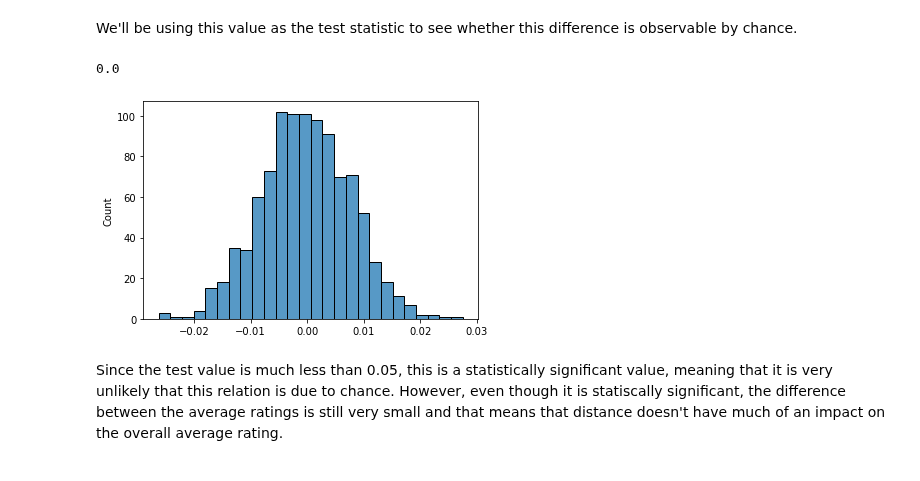
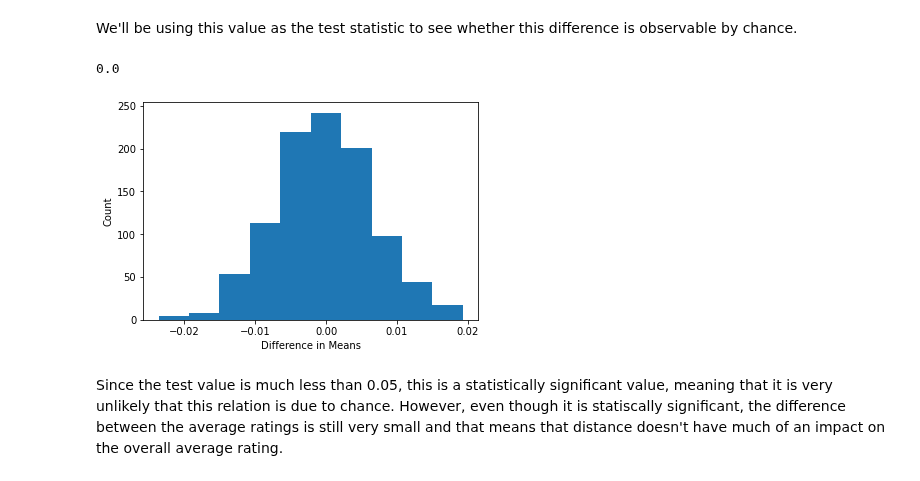
Before and after one commit to rabihzsiddiqui/Restaurant_Rating_Analysis, a Jupyter notebook: FinalProject_Group025_WI24.ipynb, the cells around one changed output. Drawn from its saved outputs; the diff is of its cells as text; code cells hidden in the pictures.

```diff
--- a/FinalProject_Group025_WI24.ipynb
+++ b/FinalProject_Group025_WI24.ipynb
@@ -83,7 +83,7 @@ def identify_restaurants(data, keywords):
         return any(keyword in category.lower() for keyword in keywords)
     return data[data['categories'].apply(check_categories)]
 # %%
-keywords = ['Restaurants', 'Food', 'Coffee & Tea']
+keywords = ['Restaurants', 'Coffee & Tea']
 business = identify_restaurants(business, keywords)
 business
 # %% [output]
@@ -196,8 +196,8 @@ def calc_distance(df):
     new_df = df.copy()
     lat, long = universities.loc[df['city'], ['Latitude', 'Longitude']]
     lat1, long1 = df[['latitude', 'longitude']]
-    # threshold 10 km
-    new_df['close_to_university'] = haversine((lat, long), (lat1, long1)) < 10
+    # threshold 5 km
+    new_df['close_to_university'] = haversine((lat, long), (lat1, long1)) < 5
     return new_df
 # %% [markdown]
 We decided to use a threshold value of 10 km. A business would be considered close to an university/college if it is within 10 km of one and far otherwise.
@@ -374,21 +374,23 @@ We'll be using this value as the test statistic to see whether this difference i
 # %%
 def permutation_tests():
     diff_array = list()
     shuffled_df = review_businesses.copy()
     for i in range (1000):
         shuffled_df['close_to_university'] = np.random.permutation(shuffled_df['close_to_university'])
         close = shuffled_df[shuffled_df['close_to_university'] == True]['avg_rating'].mean()
         not_close = shuffled_df[shuffled_df['close_to_university'] == False]['avg_rating'].mean()
         diff_array.append((close-not_close))
     return np.array(diff_array)
 
 results = permutation_tests()
-sns.histplot(results)
+plt.hist(results)
+plt.xlabel('Difference in Means')
+plt.ylabel('Count')
 results.mean()
 np.mean(test_statistic < results)
 # %% [output]
 0.0
-[figure, old version]
+[figure, new version]
 # %% [markdown]
 Since the test value is much less than 0.05, this is a statistically significant value, meaning that it is very unlikely that this relation is due to chance. However, even though it is statiscally significant, the difference between the average ratings is still very small and that means that distance doesn't have much of an impact on the overall average rating.
 # %% [markdown]
```
Also changed, not shown: parts of 27 cells of this notebook.
